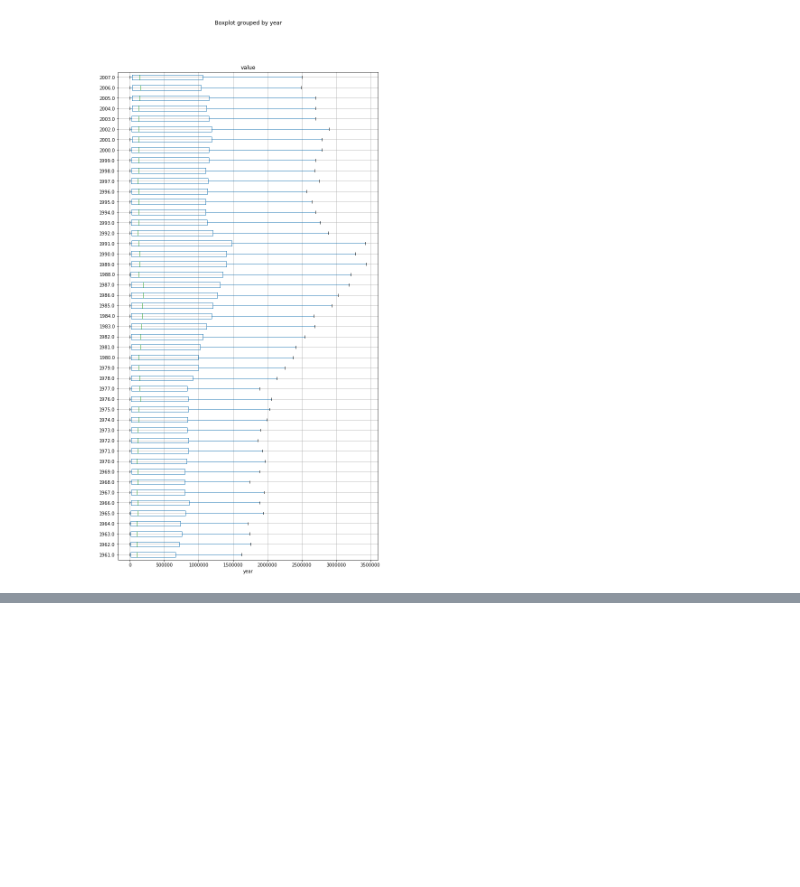
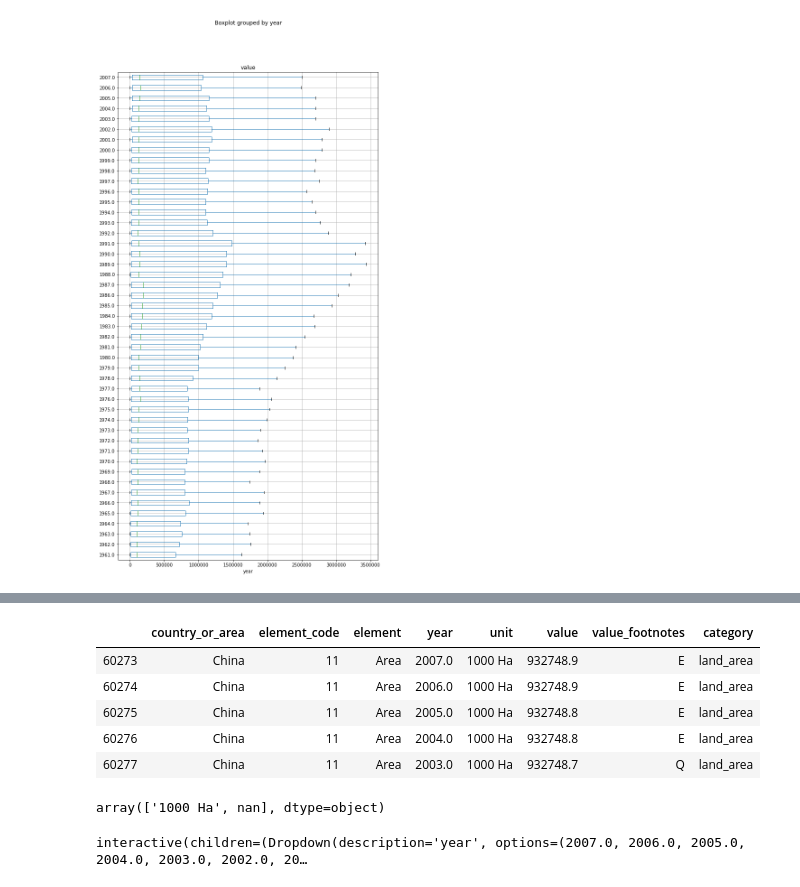
Before and after one commit to caralen/ada-project-faam, a Jupyter notebook: research.ipynb, the cells around one changed output, grey strips where cells are left out. Drawn from its saved outputs; the diff is of its cells as text; code cells hidden in the pictures; blank space fills up the shorter version.

```diff
--- a/research.ipynb
+++ b/research.ipynb
@@ -152,0 +180,44 @@ beehives.boxplot(column=['value'],by='year',figsize=(10,20),showfliers=show_outl
+# %%
+land.loc[land.category=='land_area'].loc[land.country_or_area=='China'].head()
+# %% [output]
+|  | country_or_area | element_code | element | year | unit | value | value_footnotes | category |
+| 60273 | China | 11 | Area | 2007.0 | 1000 Ha | 932748.9 | E | land_area |
+| 60274 | China | 11 | Area | 2006.0 | 1000 Ha | 932748.9 | E | land_area |
+| 60275 | China | 11 | Area | 2005.0 | 1000 Ha | 932748.8 | E | land_area |
+| 60276 | China | 11 | Area | 2004.0 | 1000 Ha | 932748.8 | E | land_area |
+| 60277 | China | 11 | Area | 2003.0 | 1000 Ha | 932748.7 | Q | land_area |
+# %%
+land.loc[land.category=='land_area'].unit.unique()
+# %% [output]
+array(['1000 Ha', nan], dtype=object)
+# %%
+years=beehives['year'].unique()
+@interact(top=(1,100,1))
+def normalized_country_ranking_over_year(year = years ,top=10):
+    #get the country data
+    bee_year=beehives[[c in countries for c in beehives['country_or_area']]]
+    #get data of the seected year
+    bee_year=bee_year.loc[beehives['year']==year]
+
+    #get the land_area data
+    land_area=land.loc[land.category=='land_area'].loc[land.year==year]
+    land_area=land_area[['country_or_area','value']]
+    land_area.columns=['country_or_area','land_area']
+
+    #merge the dfs on the country
+    bee_year=pd.merge(bee_year,land_area,on='country_or_area')
+    #compute the normalized number of beehives
+    bee_year['norm_value']=bee_year['value']/bee_year['land_area']
+
+    #prepare the ranking
+    bee_year=bee_year.sort_values(by='norm_value',ascending=False)
+
+    #plotting
+    plt.figure(figsize=(15,top))
+    plt.barh(bee_year['country_or_area'][:top],bee_year['norm_value'][:top])
+    plt.xlabel('number of beehives/land area')
+    plt.title('Number of beehives per 1000Ha\ntop %d' % top)
+    plt.gca().invert_yaxis()
+    plt.xlim(0,250)
+# %% [output]
+interactive(children=(Dropdown(description='year', options=(2007.0, 2006.0, 2005.0, 2004.0, 2003.0, 2002.0, 20…
```
Also changed, not shown: parts of 4 cells of this notebook.
